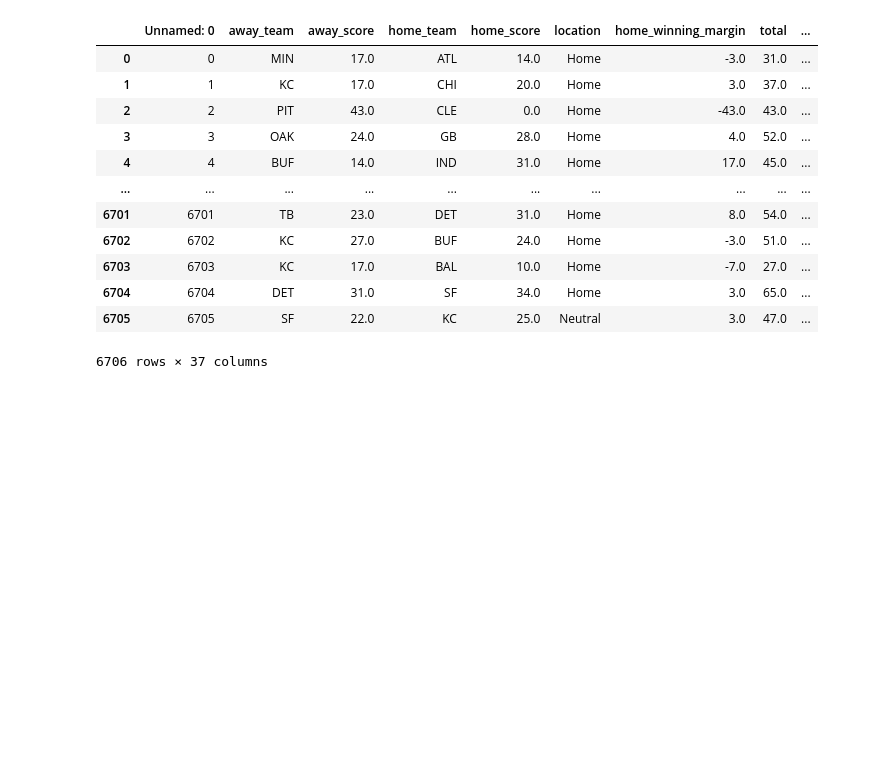
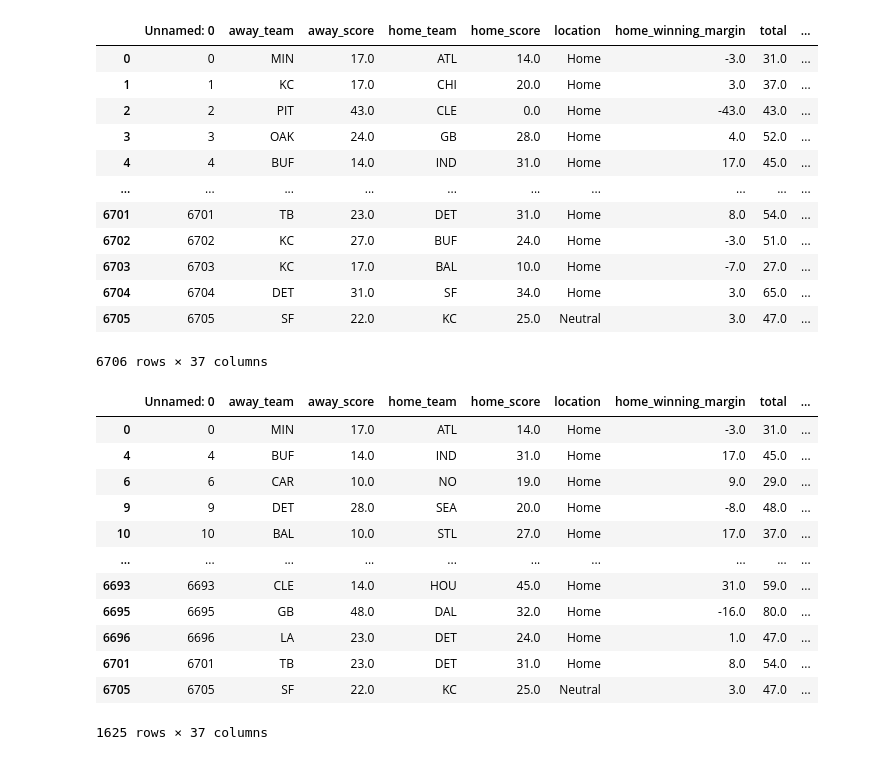
Before and after one commit to markgill17/Artefact, a Jupyter notebook: SpreadMarket.ipynb, the cells around one changed output. Drawn from its saved outputs; the diff is of its cells as text; code cells hidden in the pictures; blank space fills up the shorter version.

```diff
--- a/SpreadMarket.ipynb
+++ b/SpreadMarket.ipynb
@@ -19,3 +19,20 @@ df
 | 6704 | 6704 | DET | 31.0 | SF | 34.0 | Home | 3.0 | 65.0 | ... |
 | 6705 | 6705 | SF | 22.0 | KC | 25.0 | Neutral | 3.0 | 47.0 | ... |
 6706 rows × 37 columns
+# %%
+indoor_df = df[df['indoor_game'] == 1]
+indoor_df
+# %% [output]
+|  | Unnamed: 0 | away_team | away_score | home_team | home_score | location | home_winning_margin | total | ... |
+| 0 | 0 | MIN | 17.0 | ATL | 14.0 | Home | -3.0 | 31.0 | ... |
+| 4 | 4 | BUF | 14.0 | IND | 31.0 | Home | 17.0 | 45.0 | ... |
+| 6 | 6 | CAR | 10.0 | NO | 19.0 | Home | 9.0 | 29.0 | ... |
+| 9 | 9 | DET | 28.0 | SEA | 20.0 | Home | -8.0 | 48.0 | ... |
+| 10 | 10 | BAL | 10.0 | STL | 27.0 | Home | 17.0 | 37.0 | ... |
+| ... | ... | ... | ... | ... | ... | ... | ... | ... | ... |
+| 6693 | 6693 | CLE | 14.0 | HOU | 45.0 | Home | 31.0 | 59.0 | ... |
+| 6695 | 6695 | GB | 48.0 | DAL | 32.0 | Home | -16.0 | 80.0 | ... |
+| 6696 | 6696 | LA | 23.0 | DET | 24.0 | Home | 1.0 | 47.0 | ... |
+| 6701 | 6701 | TB | 23.0 | DET | 31.0 | Home | 8.0 | 54.0 | ... |
+| 6705 | 6705 | SF | 22.0 | KC | 25.0 | Neutral | 3.0 | 47.0 | ... |
+1625 rows × 37 columns
```
Also changed, not shown: parts of 12 cells of this notebook, 1 other file.
